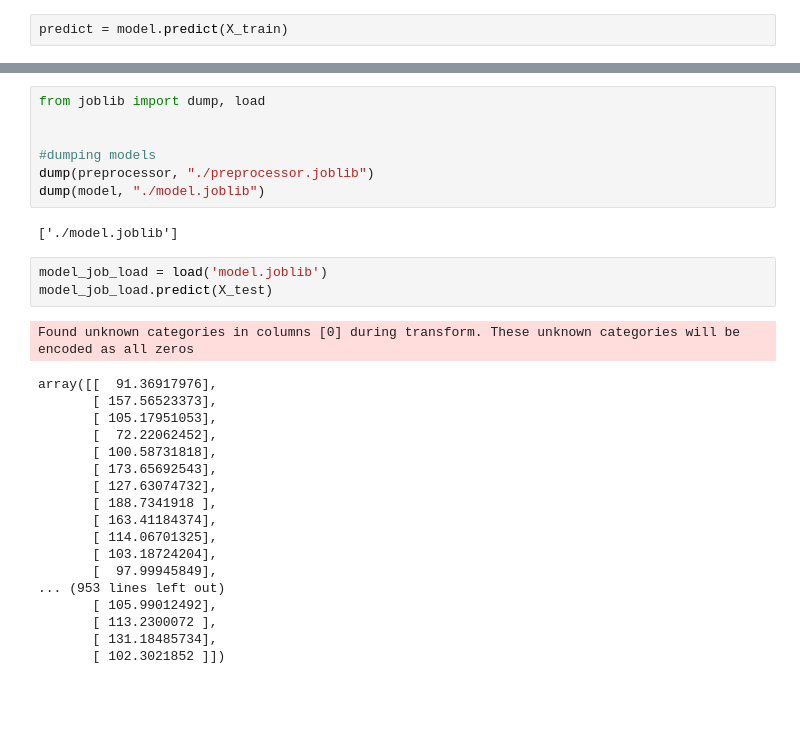
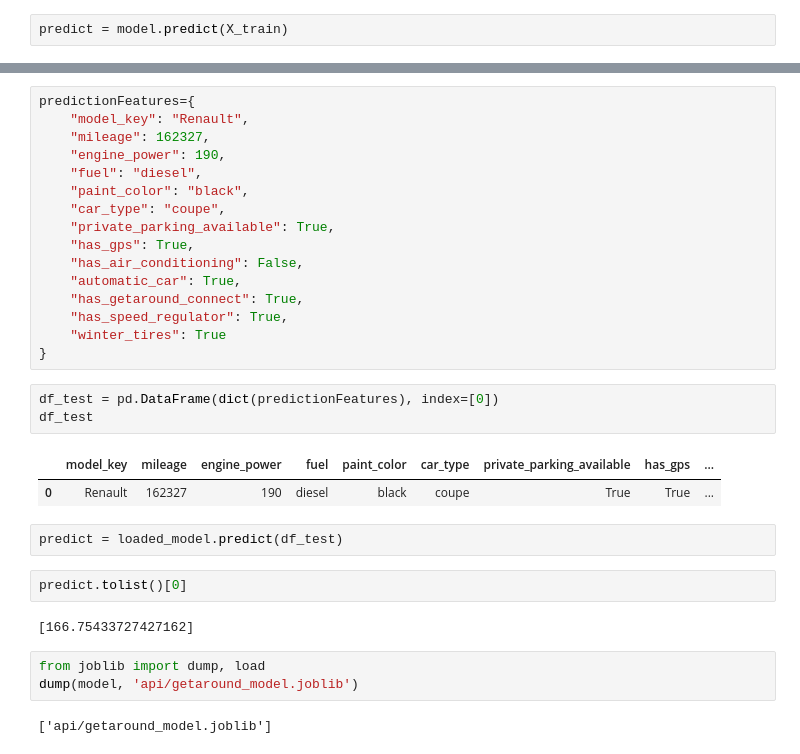
Before and after one commit to dafrd/getaround, a Jupyter notebook: EDA.ipynb, the cells around one changed output, grey strips where cells are left out. Drawn from its saved outputs; the diff is of its cells as text; blank space fills up the shorter version.

```diff
--- a/EDA.ipynb
+++ b/EDA.ipynb
@@ -408,31 +429,33 @@ pickle.dump(model,'./model','wb')
+# %%
+predictionFeatures={
+    "model_key": "Renault",
+    "mileage": 162327,
+    "engine_power": 190,
+    "fuel": "diesel",
+    "paint_color": "black",
+    "car_type": "coupe",
+    "private_parking_available": True,
+    "has_gps": True,
+    "has_air_conditioning": False,
+    "automatic_car": True,
+    "has_getaround_connect": True,
+    "has_speed_regulator": True,
+    "winter_tires": True
+}
+# %%
+df_test = pd.DataFrame(dict(predictionFeatures), index=[0])
+df_test
+# %% [output]
+|  | model_key | mileage | engine_power | fuel | paint_color | car_type | private_parking_available | has_gps | ... |
+| 0 | Renault | 162327 | 190 | diesel | black | coupe | True | True | ... |
+# %%
+predict = loaded_model.predict(df_test)
+# %%
+predict.tolist()[0]
+# %% [output]
+[166.75433727427162]
 # %%
 from joblib import dump, load
-
-
-#dumping models
-dump(preprocessor, "./preprocessor.joblib")
-dump(model, "./model.joblib")
+dump(model, 'api/getaround_model.joblib')
 # %% [output]
-['./model.joblib']
+['api/getaround_model.joblib']
-# %%
-model_job_load = load('model.joblib')
-model_job_load.predict(X_test)
-# %% [output]
-Found unknown categories in columns [0] during transform. These unknown categories will be encoded as all zeros
-array([[  91.36917976],
-       [ 157.56523373],
-       [ 105.17951053],
-       [  72.22062452],
-       [ 100.58731818],
-       [ 173.65692543],
-       [ 127.63074732],
-       [ 188.7341918 ],
-       [ 163.41184374],
-       [ 114.06701325],
-       [ 103.18724204],
-       [  97.99945849],
-... (953 lines left out)
-       [ 105.99012492],
-       [ 113.2300072 ],
-       [ 131.18485734],
-       [ 102.3021852 ]])
```
Also changed, not shown: parts of 3 cells of this notebook, 5 other files.
